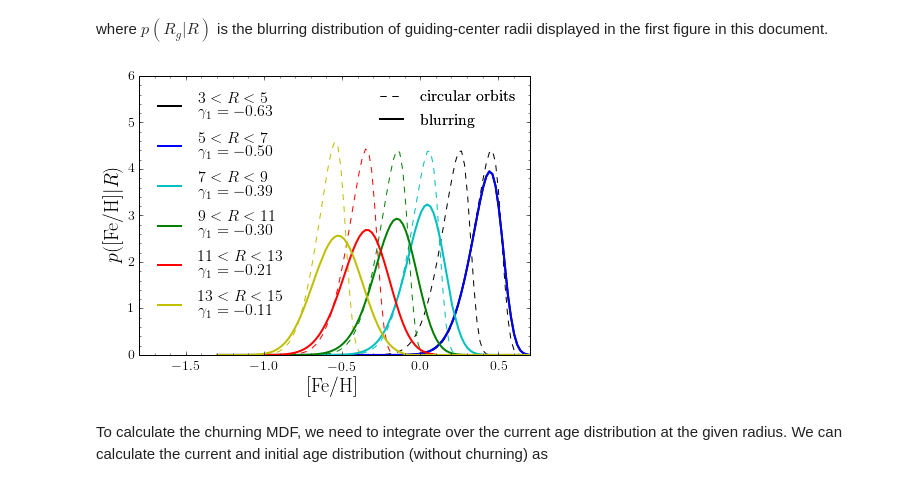
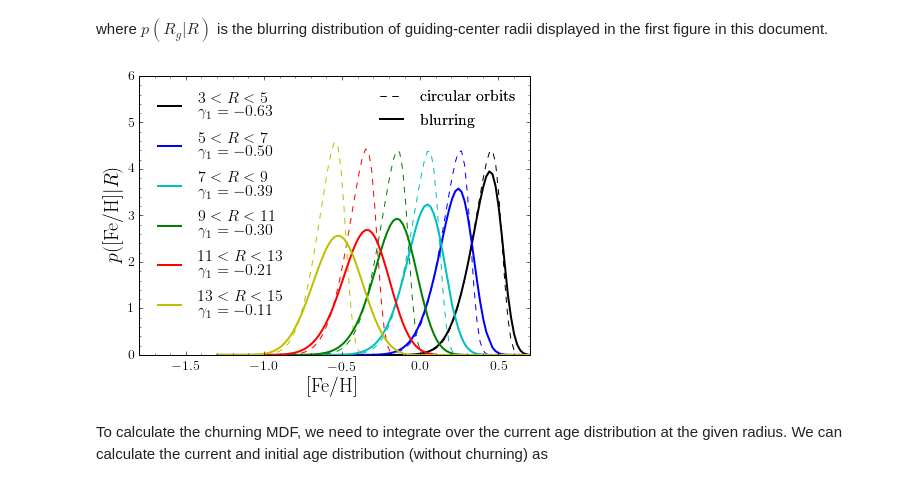
Before and after one commit to jobovy/simple-blurring-churning, a Jupyter notebook: blurring-churning-example.ipynb, the cells around one changed output. Drawn from its saved outputs; the diff is of its cells as text; code cells hidden in the pictures.

Commit message:
fix blurring figure

```diff
--- a/blurring-churning-example.ipynb
+++ b/blurring-churning-example.ipynb
@@ -176,8 +176,8 @@ bovy_plot.bovy_print(fig_width=7.,fig_height=5.,axes_labelsize=20,
                          xtick_labelsize=14,ytick_labelsize=14)
 line1= plot(fehs,pFehb4/numpy.sum(pFehb4)/(fehs[1]-fehs[0]),color='k',zorder=1,lw=2.)
 line7= plot(fehs,pFehInit4/numpy.sum(pFehInit4)/(fehs[1]-fehs[0]),ls='--',color='k',zorder=0)
-line2= plot(fehs,pFehb4/numpy.sum(pFehb4)/(fehs[1]-fehs[0]),color='b',zorder=1,lw=2.)
-plot(fehs,pFehInit6/numpy.sum(pFehInit6)/(fehs[1]-fehs[0]),ls='--',color='k',zorder=0)
+line2= plot(fehs,pFehb6/numpy.sum(pFehb6)/(fehs[1]-fehs[0]),color='b',zorder=1,lw=2.)
+plot(fehs,pFehInit6/numpy.sum(pFehInit6)/(fehs[1]-fehs[0]),ls='--',color='b',zorder=0)
 line3= plot(fehs,pFehb8/numpy.sum(pFehb8)/(fehs[1]-fehs[0]),color='c',zorder=1,lw=2.)
 plot(fehs,pFehInit8/numpy.sum(pFehInit8)/(fehs[1]-fehs[0]),ls='--',color='c',zorder=0)
 line4= plot(fehs,pFehb10/numpy.sum(pFehb10)/(fehs[1]-fehs[0]),color='g',zorder=1,lw=2.)
@@ -188,34 +188,34 @@ line6= plot(fehs,pFehb14/numpy.sum(pFehb14)/(fehs[1]-fehs[0]),color='y',zorder=1
 plot(fehs,pFehInit14/numpy.sum(pFehInit14)/(fehs[1]-fehs[0]),ls='--',color='y',zorder=0)
 xlim(-1.8,0.7)
 ylim(0.,6.0)
 xlabel(r'$[\mathrm{Fe/H}]$')
 ylabel(r'$p([\mathrm{Fe/H}]|R)$')
 bovy_plot._add_ticks()
 #Add legend
 l1= pyplot.legend((line1[0],line2[0],line3[0],line4[0],line5[0],line6[0]),
                   (r'$3 < R < 5$'+'\n'+r'$ \gamma_1 = %.2f$' % simple_blurring_churning.skewness(fehs,pFehb4),
                    r'$5 < R < 7$'+'\n'+r'$ \gamma_1 = %.2f$' % simple_blurring_churning.skewness(fehs,pFehb6),
                    r'$7 < R < 9$'+'\n'+r'$ \gamma_1 = %.2f$' % simple_blurring_churning.skewness(fehs,pFehb8),
                    r'$9 < R < 11$'+'\n'+r'$ \gamma_1 = %.2f$' % simple_blurring_churning.skewness(fehs,pFehb10),
                    r'$11 < R < 13$'+'\n'+r'$ \gamma_1 = %.2f$' % simple_blurring_churning.skewness(fehs,pFehb12),
                    r'$13 < R < 15$'+'\n'+r'$ \gamma_1 = %.2f$' % simple_blurring_churning.skewness(fehs,pFehb14)),
                   loc='upper left',#bbox_to_anchor=(.91,.375),
                   numpoints=8,
                   prop={'size':16},
                   frameon=False)
 l2= pyplot.legend((line7[0],line1[0]),
                   (r'$\mathrm{circular\ orbits}$',
                    r'$\mathrm{blurring}$'),
                   loc='upper right',#bbox_to_anchor=(.91,.375),
                   numpoints=8,
                   prop={'size':16},
                   frameon=False)
 pyplot.gca().add_artist(l1)
 pyplot.gca().add_artist(l2)
 if saveToFile:
     bovy_plot.bovy_end_print('mdf_blurring_r.ps')
 # %% [output]
-[figure, old version]
+[figure, new version]
 # %% [markdown]
 To calculate the churning MDF, we need to integrate over the current age distribution at the given radius. We can calculate the current and initial age distribution (without churning) as
 # %% [markdown]
```
